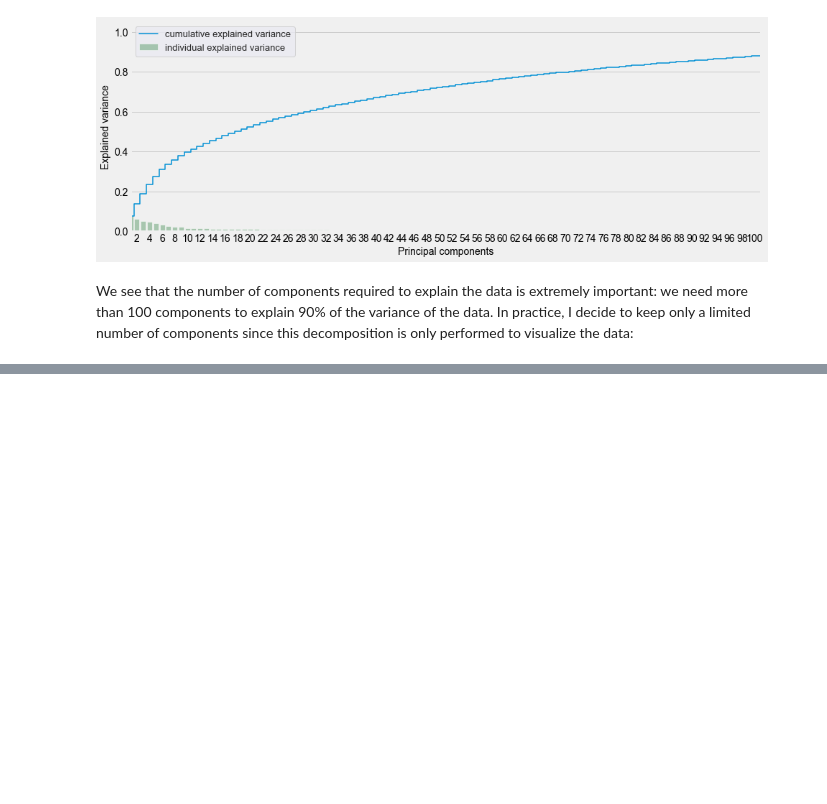
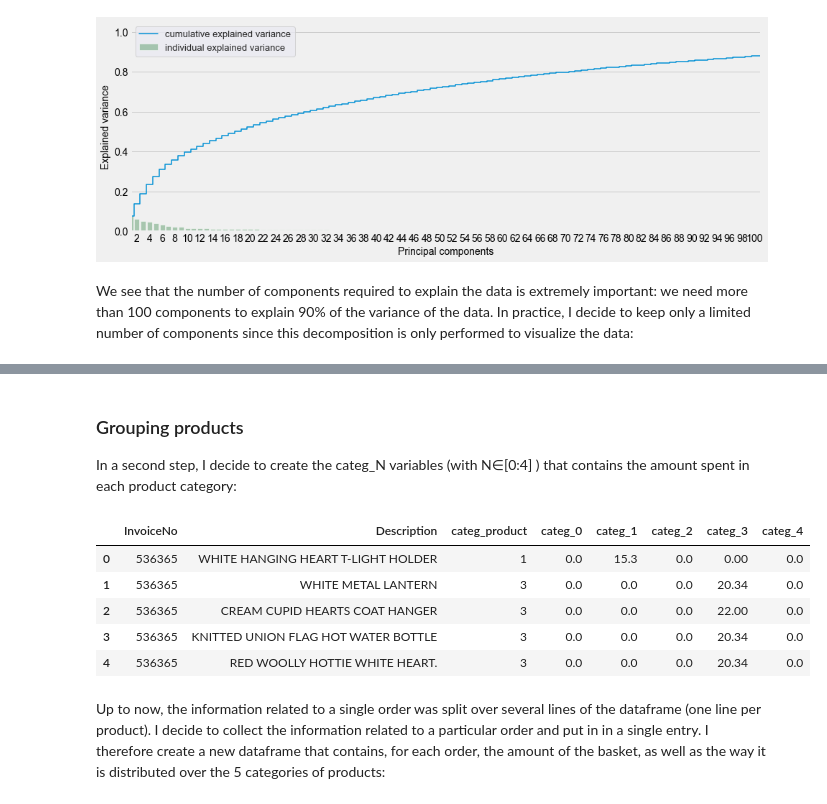
Before and after one commit to illumi91/Customer_segmentation, a Jupyter notebook: Market segmentation.ipynb, the cells around one changed output, grey strips where cells are left out. Drawn from its saved outputs; the diff is of its cells as text; code cells hidden in the pictures; blank space fills up the shorter version.

Commit message:
grouping product

```diff
--- a/Market segmentation.ipynb
+++ b/Market segmentation.ipynb
@@ -644,0 +651,28 @@ plt.show()
+# %%
+corresp = dict()
+for key, val in zip (list_product, clusters):
+    corresp[key] = val
+#__________________________________________________________________________
+df_initial['categ_product'] = df_initial.loc[:, 'Description'].map(corresp)
+# %% [markdown]
+### Grouping products
+In a second step, I decide to create the categ_N variables (with  N∈[0:4] ) that contains the amount spent in each product category:
+# %%
+for i in range(5):
+    col = 'categ_{}'.format(i)
+    df_temp = df_initial[df_initial['categ_product'] == i]
+    price_temp = df_temp['UnitPrice'] * (df_temp['Quantity'])
+    price_temp = price_temp.apply(lambda x:x if x > 0 else 0)
+    df_initial.loc[:, col] = price_temp
+    df_initial[col].fillna(0, inplace = True)
+#_________________________________________________
+df_initial[['InvoiceNo', 'Description', 'categ_product', 'categ_0', 'categ_1', 'categ_2', 'categ_3','categ_4']][:5]
+# %% [output]
+|  | InvoiceNo | Description | categ_product | categ_0 | categ_1 | categ_2 | categ_3 | categ_4 |
+| 0 | 536365 | WHITE HANGING HEART T-LIGHT HOLDER | 1 | 0.0 | 15.3 | 0.0 | 0.00 | 0.0 |
+| 1 | 536365 | WHITE METAL LANTERN | 3 | 0.0 | 0.0 | 0.0 | 20.34 | 0.0 |
+| 2 | 536365 | CREAM CUPID HEARTS COAT HANGER | 3 | 0.0 | 0.0 | 0.0 | 22.00 | 0.0 |
+| 3 | 536365 | KNITTED UNION FLAG HOT WATER BOTTLE | 3 | 0.0 | 0.0 | 0.0 | 20.34 | 0.0 |
+| 4 | 536365 | RED WOOLLY HOTTIE WHITE HEART. | 3 | 0.0 | 0.0 | 0.0 | 20.34 | 0.0 |
+# %% [markdown]
+Up to now, the information related to a single order was split over several lines of the dataframe (one line per product). I decide to collect the information related to a particular order and put in in a single entry. I therefore create a new dataframe that contains, for each order, the amount of the basket, as well as the way it is distributed over the 5 categories of products:
```
Also changed, not shown: parts of 10 cells of this notebook.
